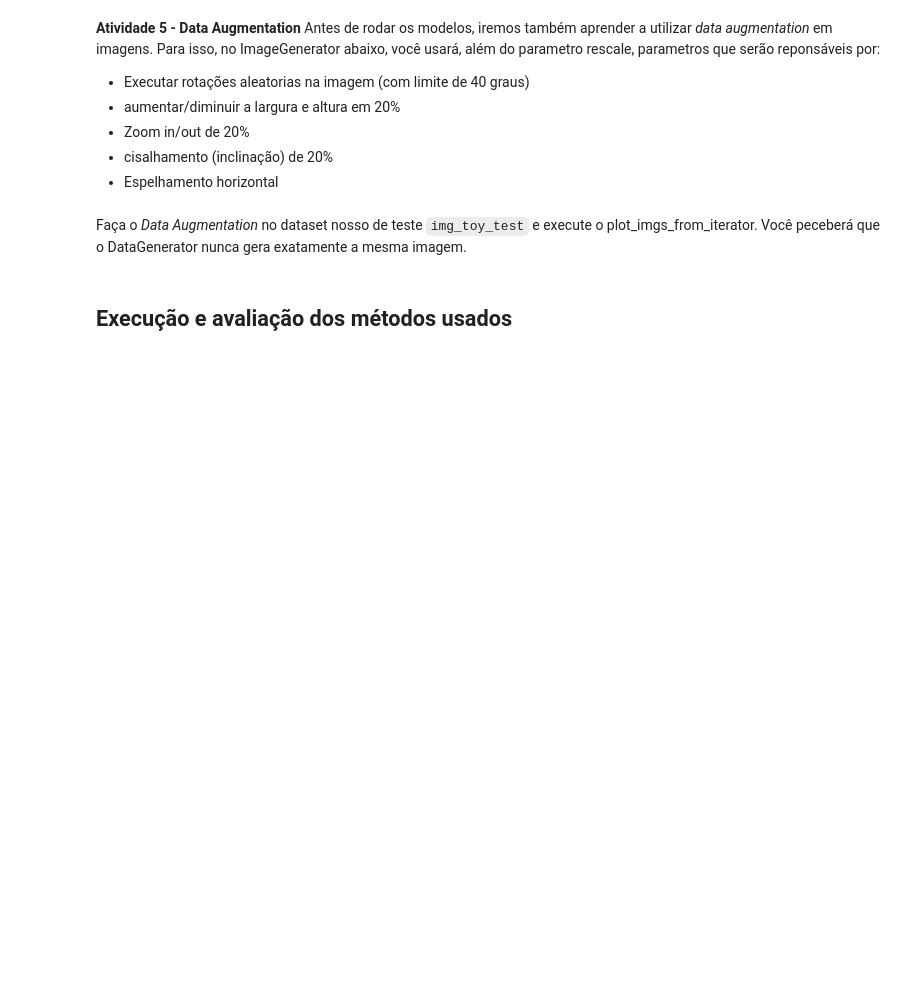
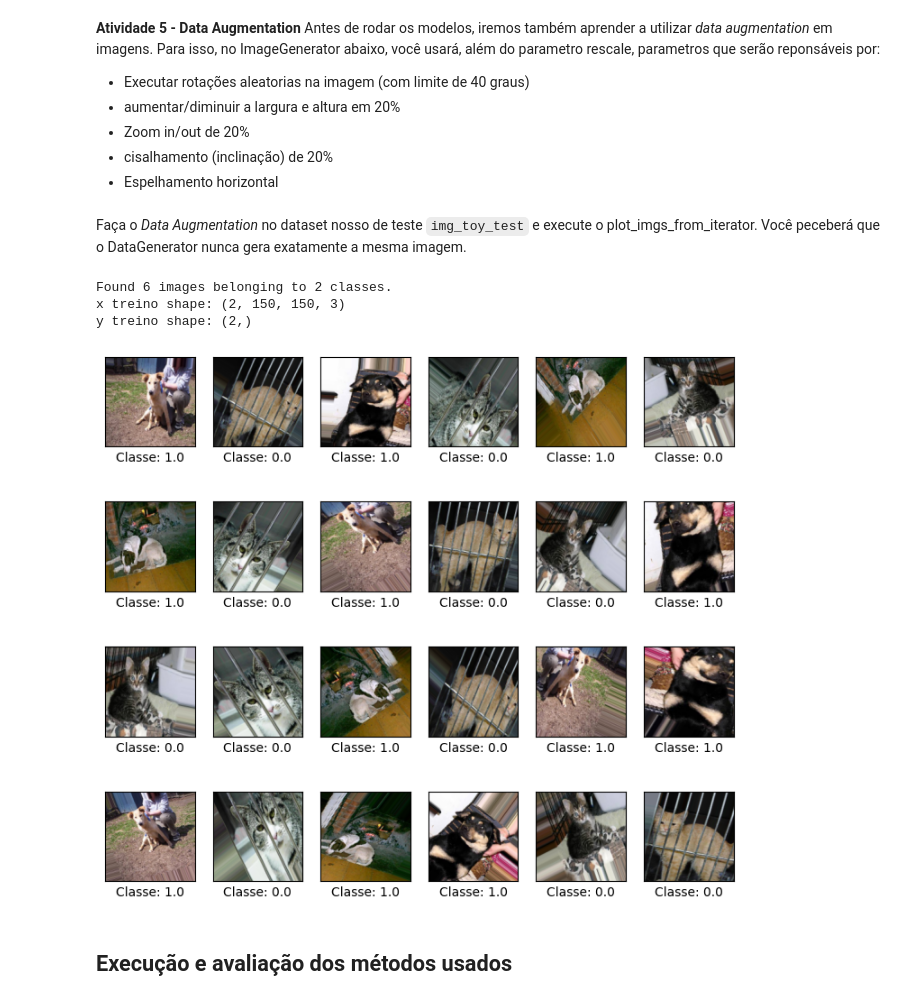
Before and after one commit to thomashlsilva/ap-de-maquina-cefetmg-felicia, a Jupyter notebook: Identificação de Gatos e Cachorros_pratica.ipynb, the cells around one changed output. Cells and saved outputs as stored; diff of their text form; code cells hidden in the pictures; blank space fills up the shorter version.

Commit message:
Novas soluções para os problemas

```diff
--- a/Identificação de Gatos e Cachorros_pratica.ipynb
+++ b/Identificação de Gatos e Cachorros_pratica.ipynb
@@ -326,3 +317,20 @@ plot_imgs_from_iterator(it_datagen,4,6)
+# %%
+# Criando o gerador de imagens com as alterações no dataset de teste
+it_datagen = img_generator_aug.flow_from_directory(
+    'C:/Users/Thomás/ap-de-maquina-cefetmg-felicia/img_toy_test/',  # Substitua pelo caminho do seu dataset de teste
+    target_size=(150, 150),              # Redimensionando as imagens para 150x150
+    batch_size=2,                        # Definindo o batch size
+    class_mode='binary',                 # Como estamos fazendo classificação binária
+    seed=Constantes.SEED                 # Defina um seed para reprodutibilidade
+)
+
+# Plotando as imagens aumentadas do gerador
+plot_imgs_from_iterator(it_datagen, 4, 6)  # Exibindo 4x6 imagens
+# %% [output]
+Found 6 images belonging to 2 classes.
+x treino shape: (2, 150, 150, 3)
+y treino shape: (2,)
+[figure, added]
 # %% [markdown]
 ## Execução e avaliação dos métodos usados
 # %% [markdown]
```
Also changed, not shown: parts of 27 cells of this notebook.
